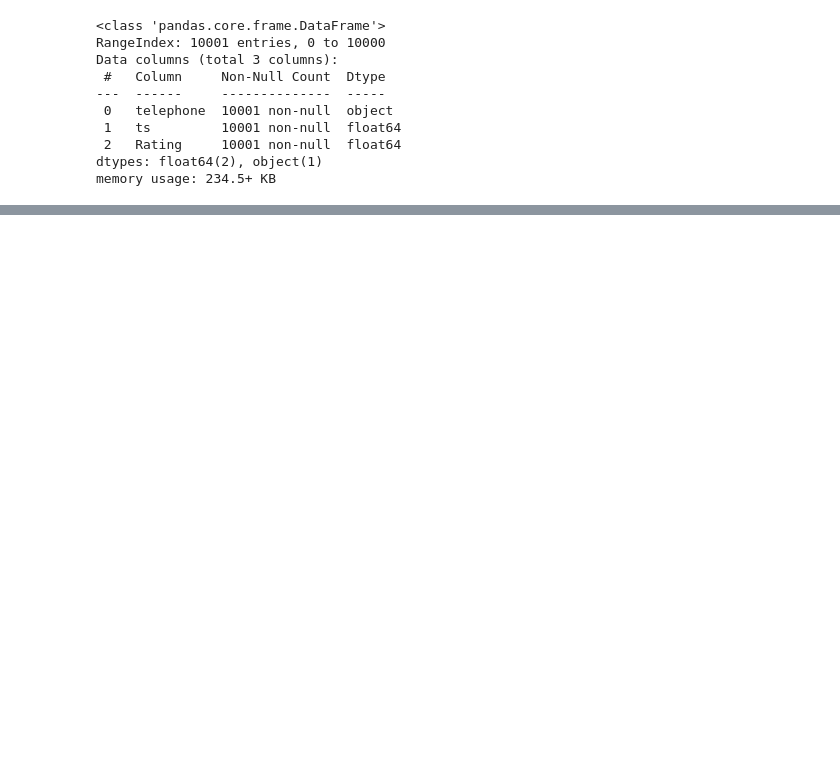
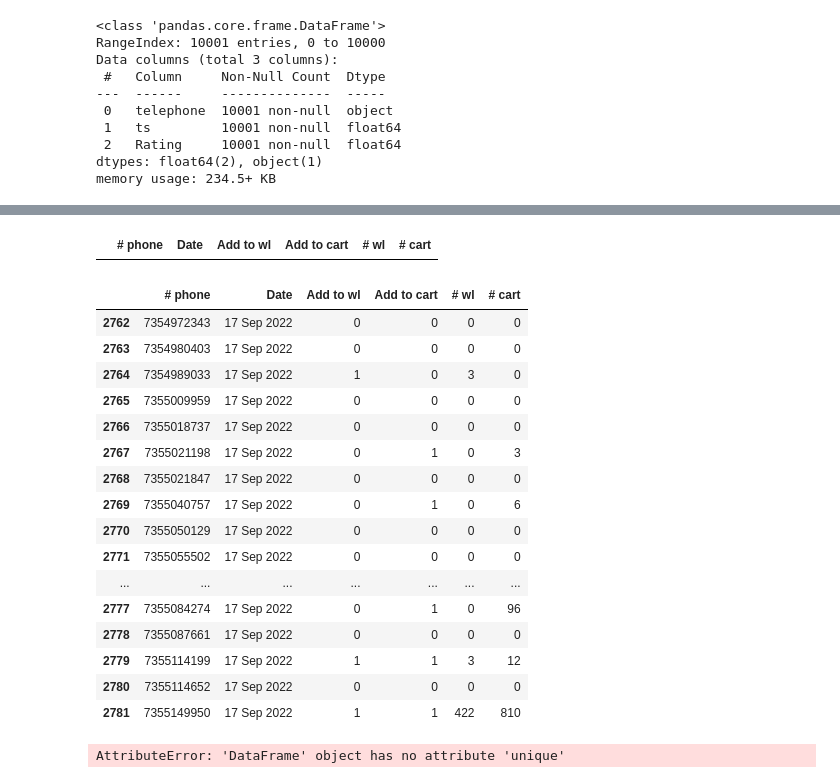
Before and after one commit to namanp247/Lenskart_DS_Training, a Jupyter notebook: Untitled1.ipynb, the cells around one changed output, grey strips where cells are left out. Saved outputs shown, nothing was run; the diff lists cells and outputs as text; code cells hidden in the pictures; blank space fills up the shorter version.

```diff
--- a/Untitled1.ipynb
+++ b/Untitled1.ipynb
@@ -141,0 +182,15 @@ df["ts"] =
+# %%
+for index, row in df.iterrows():
+    data[row["telephone"]]["Date"] = "17 Sep 2022"
+    if (row["Rating"] == 0.7):
+        data[row["telephone"]]["Add to wl"] = 1
+        data[row["telephone"]]["# wl"] += 1
+    if (row["Rating"] == 0.85):
+        data[row["telephone"]]["Add to cart"] = 1
+        data[row["telephone"]]["# cart"] += 1
+# %%
+for user, userdata in data.items():
+    print (str(user) + " ", end ="")
+    for values in userdata.values():
+        print(str(values) + " ", end = "")
+    print()
@@ -141,0 +215,41 @@ df["ts"] =
+# %%
+fdf = pd.DataFrame({"# phone":[], "Date":[], "Add to wl":[], "Add to cart":[], "# wl":[], "# cart":[],})
+# %%
+fdf.head()
+# %% [output]
+|  | # phone | Date | Add to wl | Add to cart | # wl | # cart |
+# %%
+for user, userdata in data.items():
+    dic = {"# phone":user}
+    row = []
+    row.append(user)
+    for colname, colval in userdata.items():
+        dic[colname] = colval
+        row.append(colval)
+
+    #fdf.append(dic, ignore_index = True)
+    fdf.loc[len(fdf.index)] = row
+# %%
+fdf.tail(20)
+# %% [output]
+|  | # phone | Date | Add to wl | Add to cart | # wl | # cart |
+| 2762 | 7354972343 | 17 Sep 2022 | 0 | 0 | 0 | 0 |
+| 2763 | 7354980403 | 17 Sep 2022 | 0 | 0 | 0 | 0 |
+| 2764 | 7354989033 | 17 Sep 2022 | 1 | 0 | 3 | 0 |
+| 2765 | 7355009959 | 17 Sep 2022 | 0 | 0 | 0 | 0 |
+| 2766 | 7355018737 | 17 Sep 2022 | 0 | 0 | 0 | 0 |
+| 2767 | 7355021198 | 17 Sep 2022 | 0 | 1 | 0 | 3 |
+| 2768 | 7355021847 | 17 Sep 2022 | 0 | 0 | 0 | 0 |
+| 2769 | 7355040757 | 17 Sep 2022 | 0 | 1 | 0 | 6 |
+| 2770 | 7355050129 | 17 Sep 2022 | 0 | 0 | 0 | 0 |
+| 2771 | 7355055502 | 17 Sep 2022 | 0 | 0 | 0 | 0 |
+| ... | ... | ... | ... | ... | ... | ... |
+| 2777 | 7355084274 | 17 Sep 2022 | 0 | 1 | 0 | 96 |
+| 2778 | 7355087661 | 17 Sep 2022 | 0 | 0 | 0 | 0 |
+| 2779 | 7355114199 | 17 Sep 2022 | 1 | 1 | 3 | 12 |
+| 2780 | 7355114652 | 17 Sep 2022 | 0 | 0 | 0 | 0 |
+| 2781 | 7355149950 | 17 Sep 2022 | 1 | 1 | 422 | 810 |
+# %%
+dfs.unique()
+# %% [output]
+AttributeError: 'DataFrame' object has no attribute 'unique'
```
Also changed, not shown: parts of 13 cells of this notebook.
